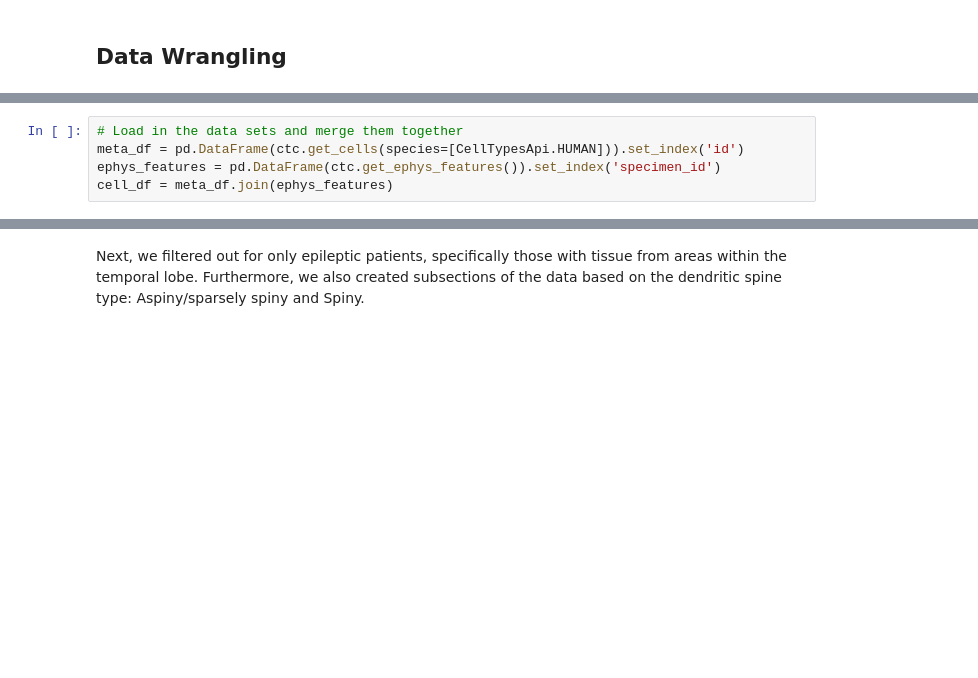
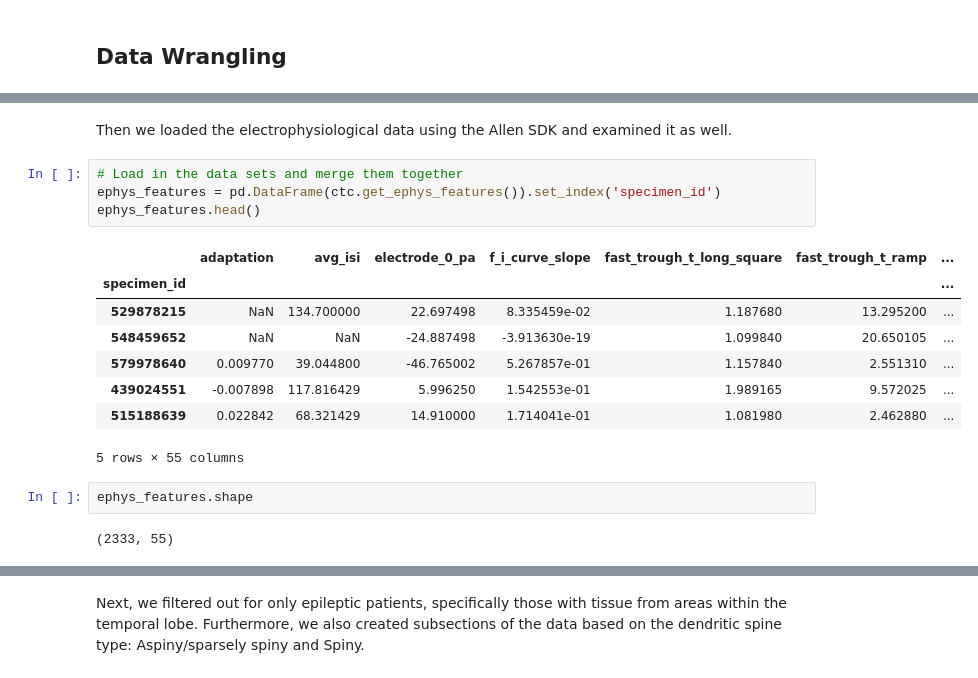
Before and after one commit to itripu/BIPN162-Cell-Types, a Jupyter notebook: CellTypesProject_template-checkpoint.ipynb, the cells around one changed output, grey strips where cells are left out. Saved outputs shown, nothing was run; the diff lists cells and outputs as text; blank space fills up the shorter version.

```diff
--- a/CellTypesProject_template-checkpoint.ipynb
+++ b/CellTypesProject_template-checkpoint.ipynb
@@ -70,5 +143,21 @@ We first loaded in the Allen Institute Cell Types metadata and electrophysiologi
+# %% [markdown]
+
+
+Then we loaded the electrophysiological data using the Allen SDK and examined it as well.
 # %%
 # Load in the data sets and merge them together
-meta_df = pd.DataFrame(ctc.get_cells(species=[CellTypesApi.HUMAN])).set_index('id')
 ephys_features = pd.DataFrame(ctc.get_ephys_features()).set_index('specimen_id')
-cell_df = meta_df.join(ephys_features)
+ephys_features.head()
+# %% [output]
+|  | adaptation | avg_isi | electrode_0_pa | f_i_curve_slope | fast_trough_t_long_square | fast_trough_t_ramp | ... |
+| specimen_id |  |  |  |  |  |  | ... |
+| 529878215 | NaN | 134.700000 | 22.697498 | 8.335459e-02 | 1.187680 | 13.295200 | ... |
+| 548459652 | NaN | NaN | -24.887498 | -3.913630e-19 | 1.099840 | 20.650105 | ... |
+| 579978640 | 0.009770 | 39.044800 | -46.765002 | 5.267857e-01 | 1.157840 | 2.551310 | ... |
+| 439024551 | -0.007898 | 117.816429 | 5.996250 | 1.542553e-01 | 1.989165 | 9.572025 | ... |
+| 515188639 | 0.022842 | 68.321429 | 14.910000 | 1.714041e-01 | 1.081980 | 2.462880 | ... |
+5 rows × 55 columns
+# %%
+ephys_features.shape
+# %% [output]
+(2333, 55)
```
Also changed, not shown: parts of 18 cells of this notebook, 3 other files.
